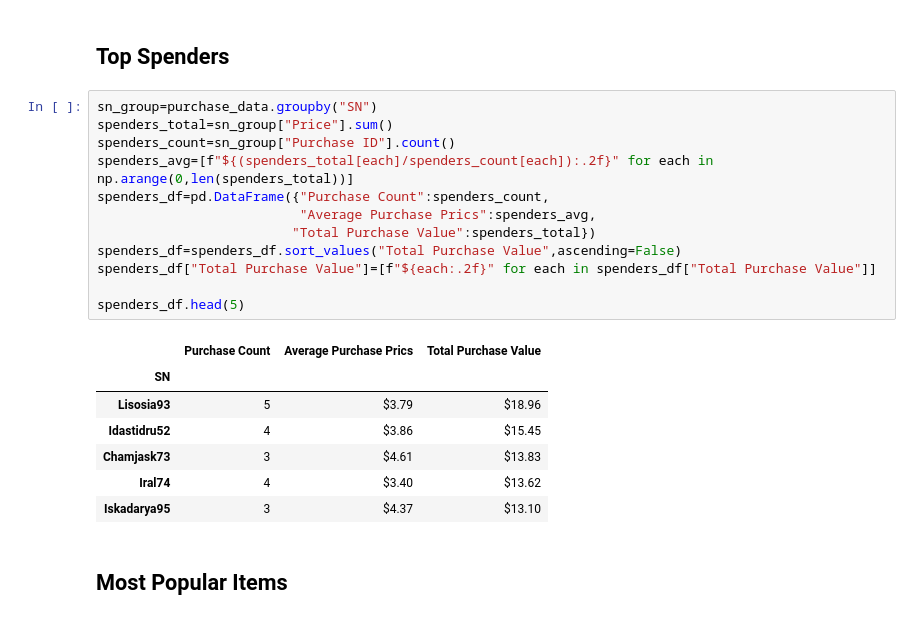
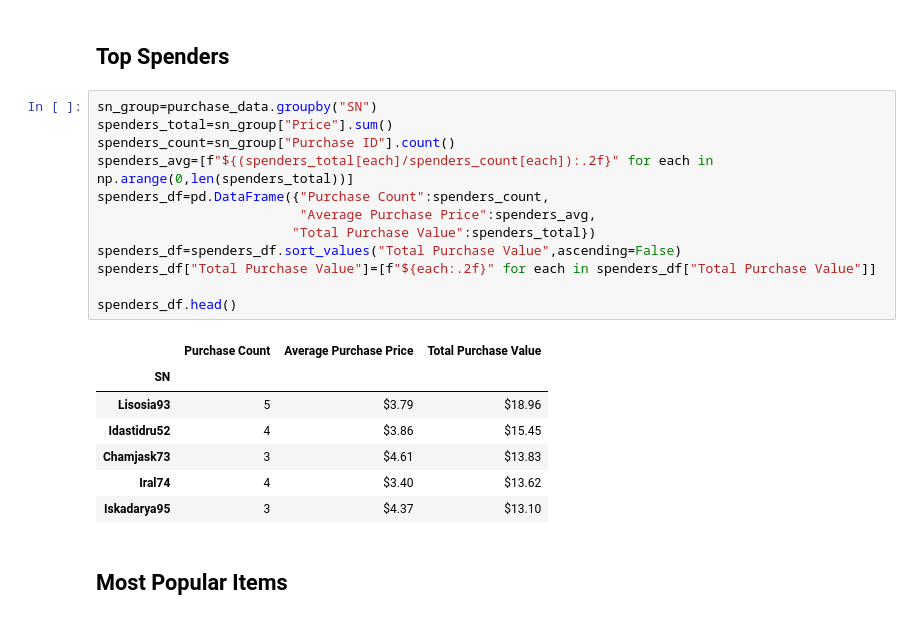
Before and after one commit to amberleeBME/pandas-challenge, a Jupyter notebook: HeroesOfPymoli/HeroesOfPymoli.ipynb, the cells around one changed output. Saved outputs shown, nothing was run; the diff lists cells and outputs as text.

```diff
--- a/HeroesOfPymoli/HeroesOfPymoli.ipynb
+++ b/HeroesOfPymoli/HeroesOfPymoli.ipynb
@@ -191,17 +206,17 @@ age_pur_df
 # %%
 sn_group=purchase_data.groupby("SN")
 spenders_total=sn_group["Price"].sum()
 spenders_count=sn_group["Purchase ID"].count()
 spenders_avg=[f"${(spenders_total[each]/spenders_count[each]):.2f}" for each in np.arange(0,len(spenders_total))]
 spenders_df=pd.DataFrame({"Purchase Count":spenders_count,
-                          "Average Purchase Prics":spenders_avg,
+                          "Average Purchase Price":spenders_avg,
                          "Total Purchase Value":spenders_total})
 spenders_df=spenders_df.sort_values("Total Purchase Value",ascending=False)
 spenders_df["Total Purchase Value"]=[f"${each:.2f}" for each in spenders_df["Total Purchase Value"]]
 
-spenders_df.head(5)
+spenders_df.head()
 # %% [output]
-|  | Purchase Count | Average Purchase Prics | Total Purchase Value |
+|  | Purchase Count | Average Purchase Price | Total Purchase Value |
 | SN |  |  |  |
 | Lisosia93 | 5 | $3.79 | $18.96 |
 | Idastidru52 | 4 | $3.86 | $15.45 |
```
Also changed, not shown: parts of 3 cells of this notebook.
